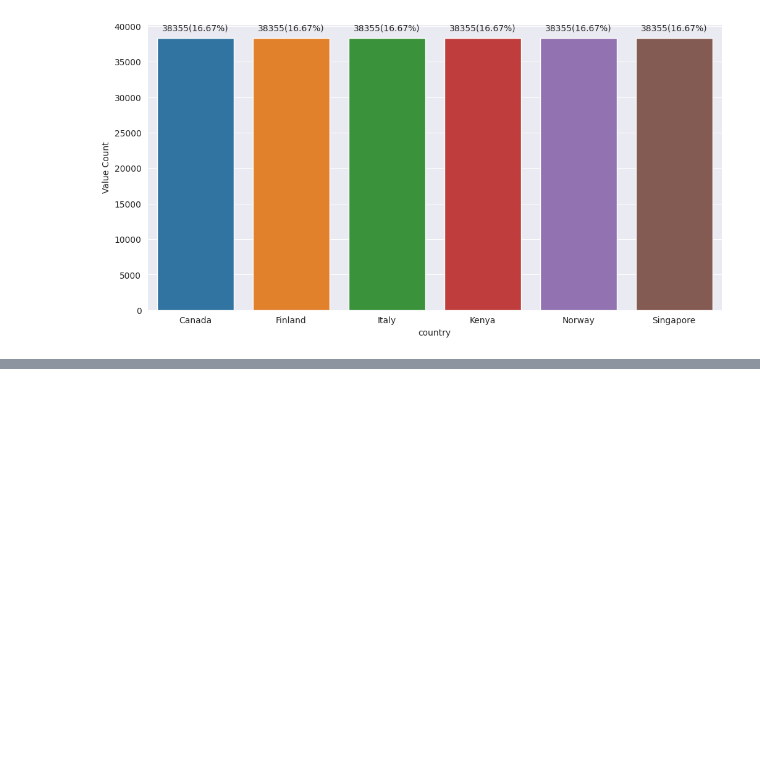
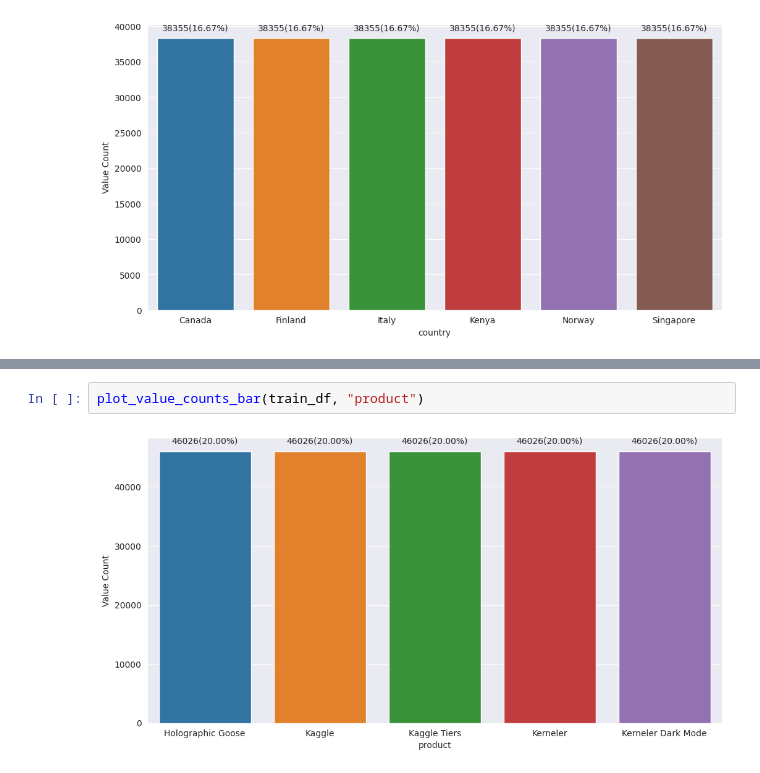
Before and after one commit to nakakonakako/kaggle, a Jupyter notebook: forecasting/main.ipynb, the cells around one changed output, grey strips where cells are left out. Drawn from its saved outputs; the diff is of its cells as text; blank space fills up the shorter version.

```diff
--- a/forecasting/main.ipynb
+++ b/forecasting/main.ipynb
@@ -57,0 +62,4 @@ plot_value_counts_bar(train_df, "country")
+# %%
+plot_value_counts_bar(train_df, "product")
+# %% [output]
+[figure, added]
```
Also changed, not shown: parts of 10 cells of this notebook.
